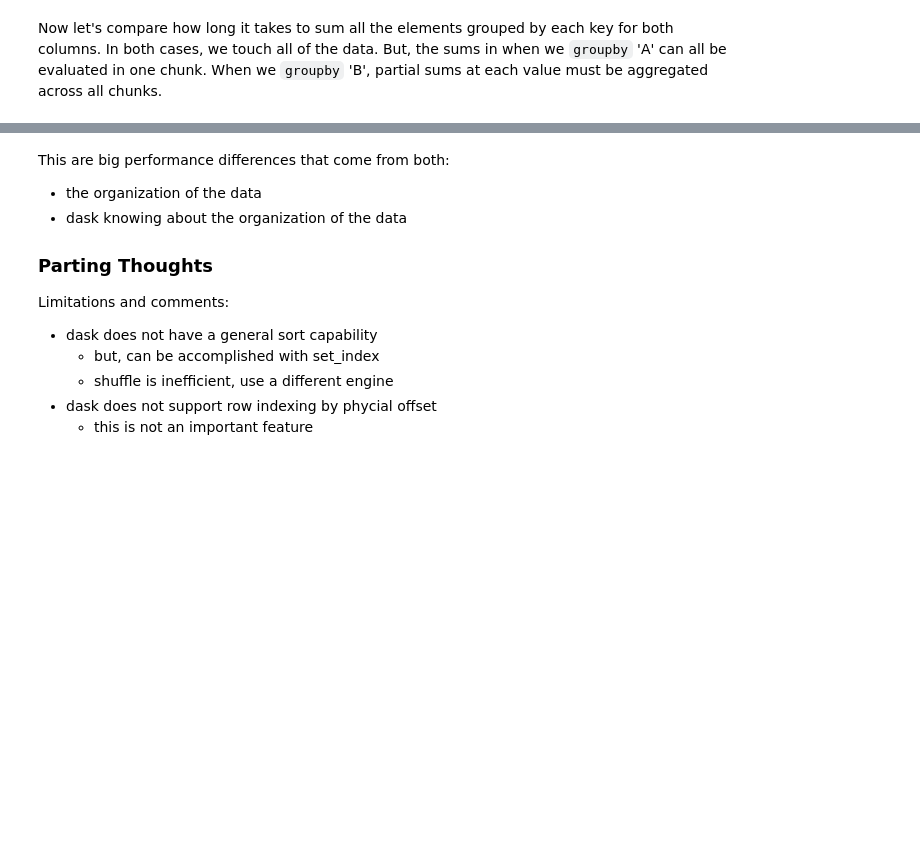
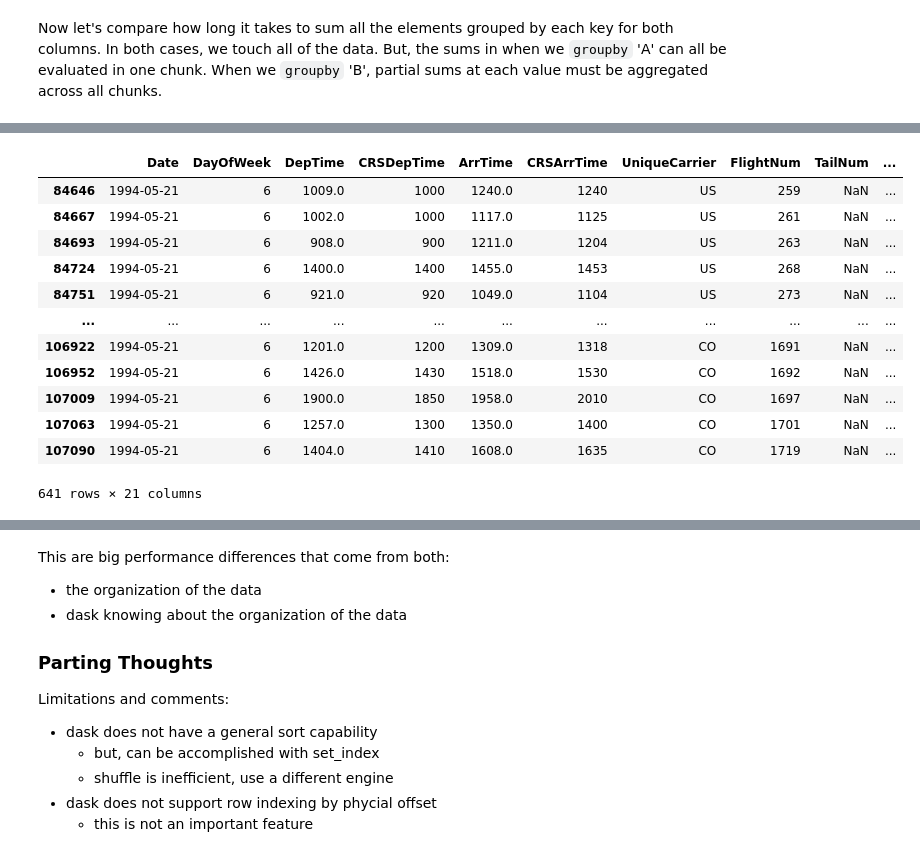
Before and after one commit to randalburns/pplectures2022, a Jupyter notebook: Lec14.daskdataframes.ipynb, the cells around one changed output, grey strips where cells are left out. Drawn from its saved outputs; the diff is of its cells as text; code cells hidden in the pictures; blank space fills up the shorter version.

Commit message:
NYC flight data.

```diff
--- a/Lec14.daskdataframes.ipynb
+++ b/Lec14.daskdataframes.ipynb
@@ -394,0 +413,23 @@ Wall time: 5.55 s
+# %%
+df = dd.read_csv('./data/nycflight/*.csv',
+                 parse_dates={'Date': [0, 1, 2]},
+                 dtype={'TailNum': str,
+                        'CRSElapsedTime': float,
+                        'Cancelled': bool})
+# %%
+dayflights = df[df.Date=='1994-05-21'].compute()
+dayflights
+# %% [output]
+|  | Date | DayOfWeek | DepTime | CRSDepTime | ArrTime | CRSArrTime | UniqueCarrier | FlightNum | TailNum | ... |
+| 84646 | 1994-05-21 | 6 | 1009.0 | 1000 | 1240.0 | 1240 | US | 259 | NaN | ... |
+| 84667 | 1994-05-21 | 6 | 1002.0 | 1000 | 1117.0 | 1125 | US | 261 | NaN | ... |
+| 84693 | 1994-05-21 | 6 | 908.0 | 900 | 1211.0 | 1204 | US | 263 | NaN | ... |
+| 84724 | 1994-05-21 | 6 | 1400.0 | 1400 | 1455.0 | 1453 | US | 268 | NaN | ... |
+| 84751 | 1994-05-21 | 6 | 921.0 | 920 | 1049.0 | 1104 | US | 273 | NaN | ... |
+| ... | ... | ... | ... | ... | ... | ... | ... | ... | ... | ... |
+| 106922 | 1994-05-21 | 6 | 1201.0 | 1200 | 1309.0 | 1318 | CO | 1691 | NaN | ... |
+| 106952 | 1994-05-21 | 6 | 1426.0 | 1430 | 1518.0 | 1530 | CO | 1692 | NaN | ... |
+| 107009 | 1994-05-21 | 6 | 1900.0 | 1850 | 1958.0 | 2010 | CO | 1697 | NaN | ... |
+| 107063 | 1994-05-21 | 6 | 1257.0 | 1300 | 1350.0 | 1400 | CO | 1701 | NaN | ... |
+| 107090 | 1994-05-21 | 6 | 1404.0 | 1410 | 1608.0 | 1635 | CO | 1719 | NaN | ... |
+641 rows × 21 columns
```
Also changed, not shown: parts of 15 cells of this notebook, 10 other files.
